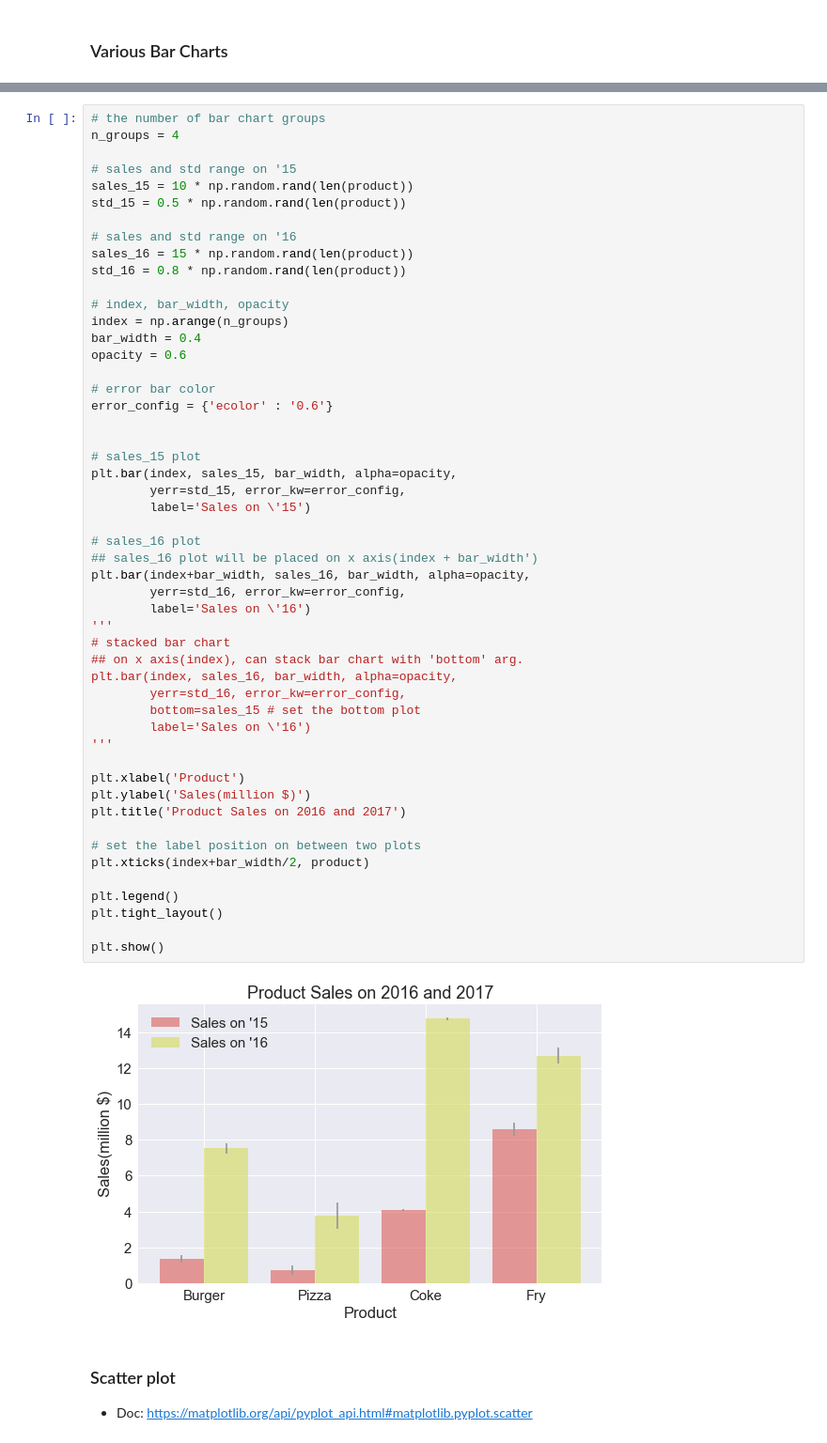
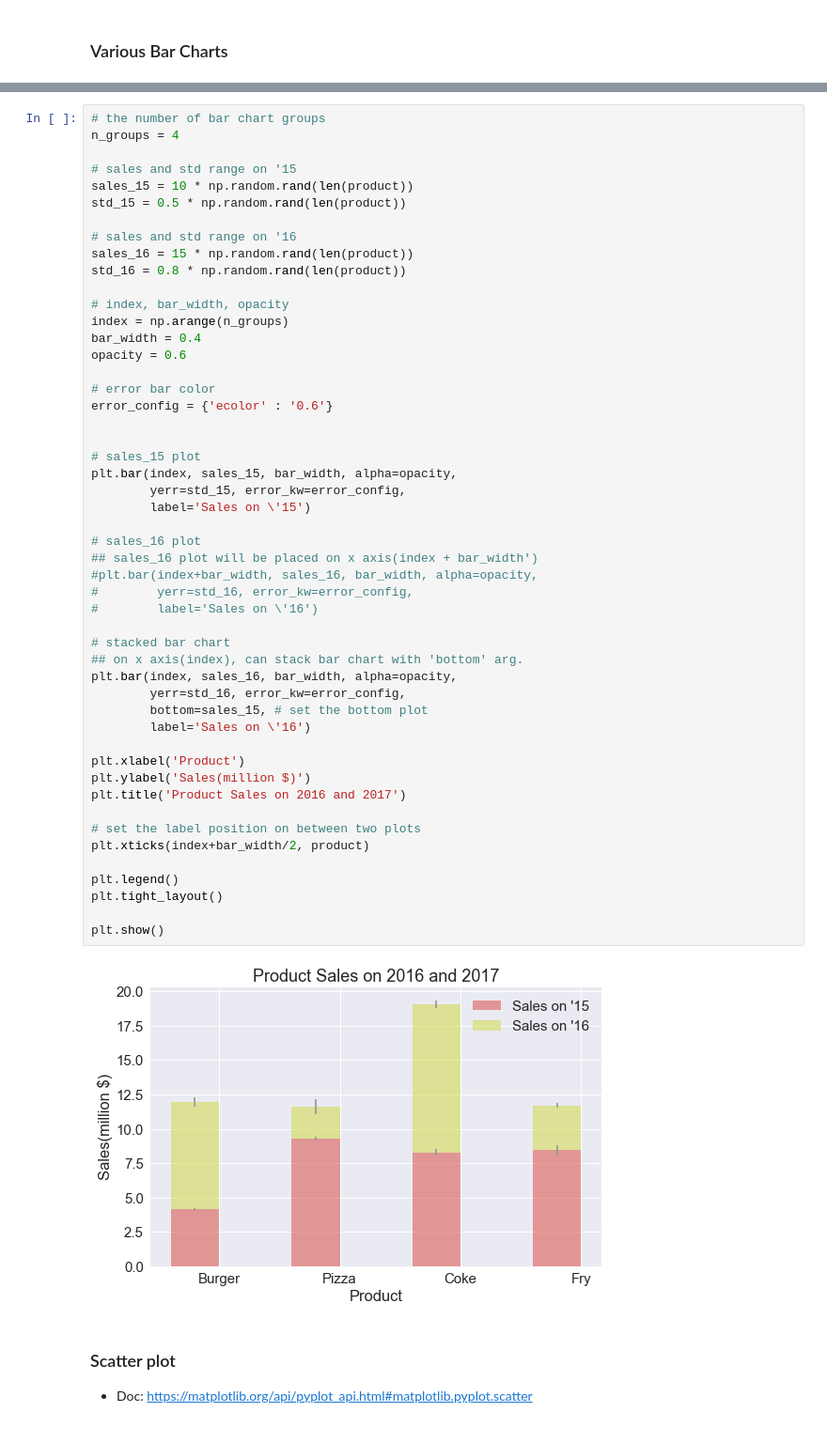
Before and after one commit to shinys825/HYStudy, a Jupyter notebook: scripts/[HYStudy 16th] Matplotlib 3.ipynb, the cells around one changed output, grey strips where cells are left out. Shown: that part at 94% size. Drawn from its saved outputs; the diff is of its cells as text.

```diff
--- a/scripts/[HYStudy 16th] Matplotlib 3.ipynb
+++ b/scripts/[HYStudy 16th] Matplotlib 3.ipynb
@@ -42,40 +42,39 @@ opacity = 0.6
 
 # error bar color
 error_config = {'ecolor' : '0.6'}
 
 
 # sales_15 plot
 plt.bar(index, sales_15, bar_width, alpha=opacity,
         yerr=std_15, error_kw=error_config,
         label='Sales on \'15')
 
 # sales_16 plot
 ## sales_16 plot will be placed on x axis(index + bar_width')
-plt.bar(index+bar_width, sales_16, bar_width, alpha=opacity,
-        yerr=std_16, error_kw=error_config,
-        label='Sales on \'16')
-'''
+#plt.bar(index+bar_width, sales_16, bar_width, alpha=opacity,
+#        yerr=std_16, error_kw=error_config,
+#        label='Sales on \'16')
+
 # stacked bar chart
 ## on x axis(index), can stack bar chart with 'bottom' arg.
 plt.bar(index, sales_16, bar_width, alpha=opacity,
         yerr=std_16, error_kw=error_config,
-        bottom=sales_15 # set the bottom plot
+        bottom=sales_15, # set the bottom plot
         label='Sales on \'16')
-'''
 
 plt.xlabel('Product')
 plt.ylabel('Sales(million $)')
 plt.title('Product Sales on 2016 and 2017')
 
 # set the label position on between two plots
 plt.xticks(index+bar_width/2, product)
 
 plt.legend()
 plt.tight_layout()
 
 plt.show()
 # %% [output]
-[figure, old version]
+[figure, new version]
 # %% [markdown]
 ### Scatter plot
 - Doc: https://matplotlib.org/api/pyplot_api.html#matplotlib.pyplot.scatter
```
Also changed, not shown: parts of 1 cell of this notebook, 1 other file.
